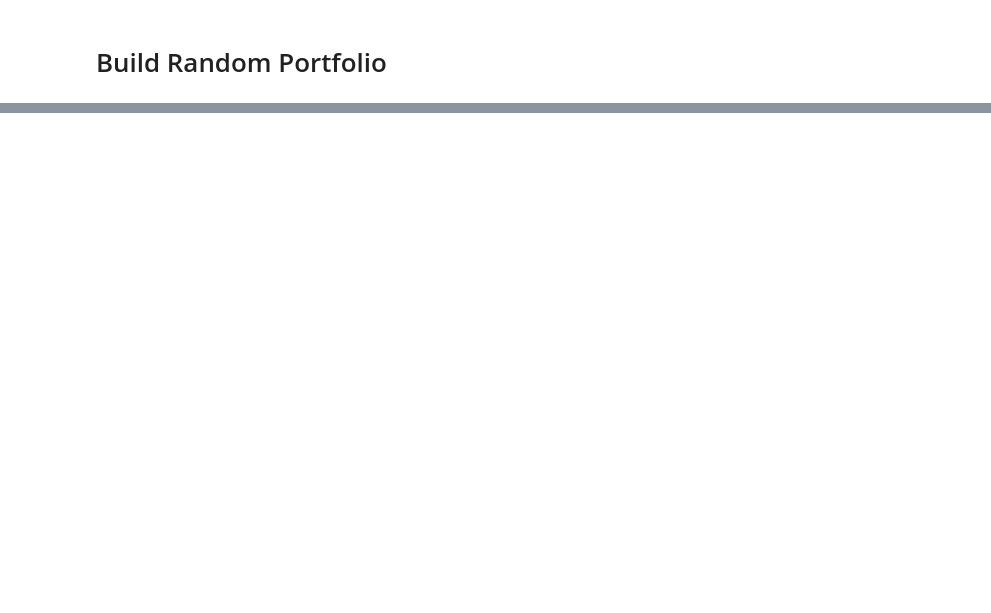
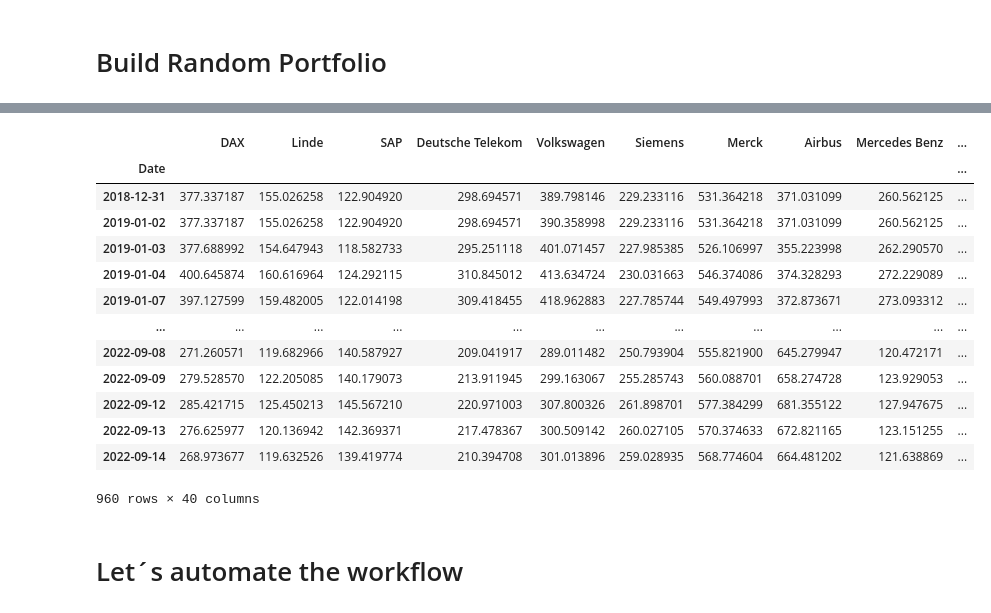
Before and after one commit to Sebastian1981/Stock_Prediction, a Jupyter notebook: experiment/stockmodel_prototype.ipynb, the cells around one changed output, grey strips where cells are left out. Saved outputs shown, nothing was run; the diff lists cells and outputs as text; code cells hidden in the pictures; blank space fills up the shorter version.

Commit message:
add random weights simulation

```diff
--- a/experiment/stockmodel_prototype.ipynb
+++ b/experiment/stockmodel_prototype.ipynb
@@ -138,0 +252,4 @@ array([0.03965303, 0.01629116, 0.01291564, 0.03138875, 0.0409625 ,
+# %%
+# generate random weights
+weights = make_stock_weights(n=number_stocks, seed=seed)
+weights
@@ -138,0 +265,4 @@ array([0.03965303, 0.01629116, 0.01291564, 0.03138875, 0.0409625 ,
+# %%
+# multiply weights with stock values and multiply with initial portfolio value
+df = stock_weight_product(df, weights, initial_portfolio_value)
+df.head()
@@ -138,0 +278,25 @@ array([0.03965303, 0.01629116, 0.01291564, 0.03138875, 0.0409625 ,
+# %%
+# calculate the daily worth of the portfolio
+df = calc_portfolio_worth(df)
+# %%
+# calculate the percent change of the daily worth of the portfolio
+df = calc_portfolio_worth_pct_change(df)
+# %%
+df
+# %% [output]
+|  | DAX | Linde | SAP | Deutsche Telekom | Volkswagen | Siemens | Merck | Airbus | Mercedes Benz | ... |
+| Date |  |  |  |  |  |  |  |  |  | ... |
+| 2018-12-31 | 377.337187 | 155.026258 | 122.904920 | 298.694571 | 389.798146 | 229.233116 | 531.364218 | 371.031099 | 260.562125 | ... |
+| 2019-01-02 | 377.337187 | 155.026258 | 122.904920 | 298.694571 | 390.358998 | 229.233116 | 531.364218 | 371.031099 | 260.562125 | ... |
+| 2019-01-03 | 377.688992 | 154.647943 | 118.582733 | 295.251118 | 401.071457 | 227.985385 | 526.106997 | 355.223998 | 262.290570 | ... |
+| 2019-01-04 | 400.645874 | 160.616964 | 124.292115 | 310.845012 | 413.634724 | 230.031663 | 546.374086 | 374.328293 | 272.229089 | ... |
+| 2019-01-07 | 397.127599 | 159.482005 | 122.014198 | 309.418455 | 418.962883 | 227.785744 | 549.497993 | 372.873671 | 273.093312 | ... |
+| ... | ... | ... | ... | ... | ... | ... | ... | ... | ... | ... |
+| 2022-09-08 | 271.260571 | 119.682966 | 140.587927 | 209.041917 | 289.011482 | 250.793904 | 555.821900 | 645.279947 | 120.472171 | ... |
+| 2022-09-09 | 279.528570 | 122.205085 | 140.179073 | 213.911945 | 299.163067 | 255.285743 | 560.088701 | 658.274728 | 123.929053 | ... |
+| 2022-09-12 | 285.421715 | 125.450213 | 145.567210 | 220.971003 | 307.800326 | 261.898701 | 577.384299 | 681.355122 | 127.947675 | ... |
+| 2022-09-13 | 276.625977 | 120.136942 | 142.369371 | 217.478367 | 300.509142 | 260.027105 | 570.374633 | 672.821165 | 123.151255 | ... |
+| 2022-09-14 | 268.973677 | 119.632526 | 139.419774 | 210.394708 | 301.013896 | 259.028935 | 568.774604 | 664.481202 | 121.638869 | ... |
+960 rows × 40 columns
+# %% [markdown]
+# Let´s automate the workflow
```
Also changed, not shown: parts of 26 cells of this notebook.
